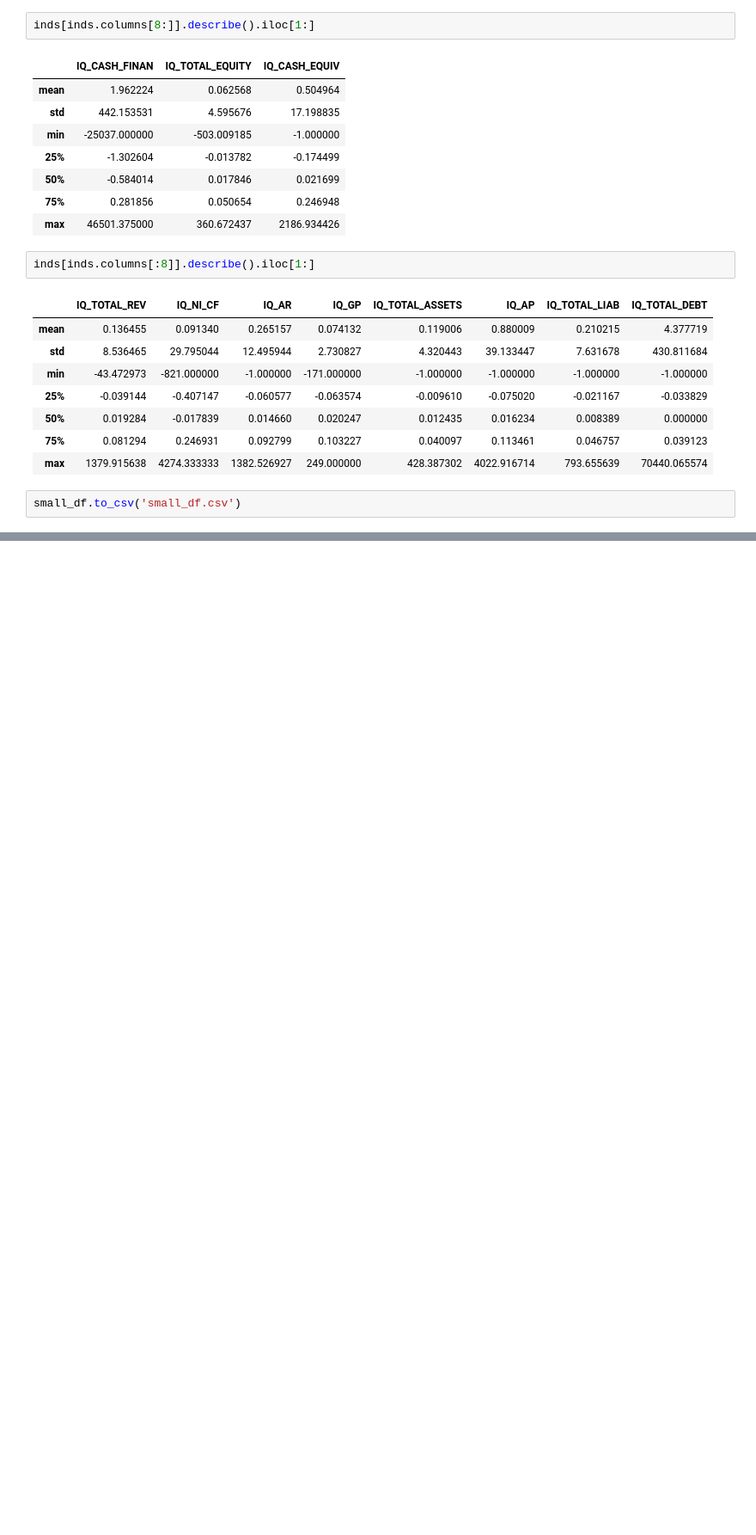
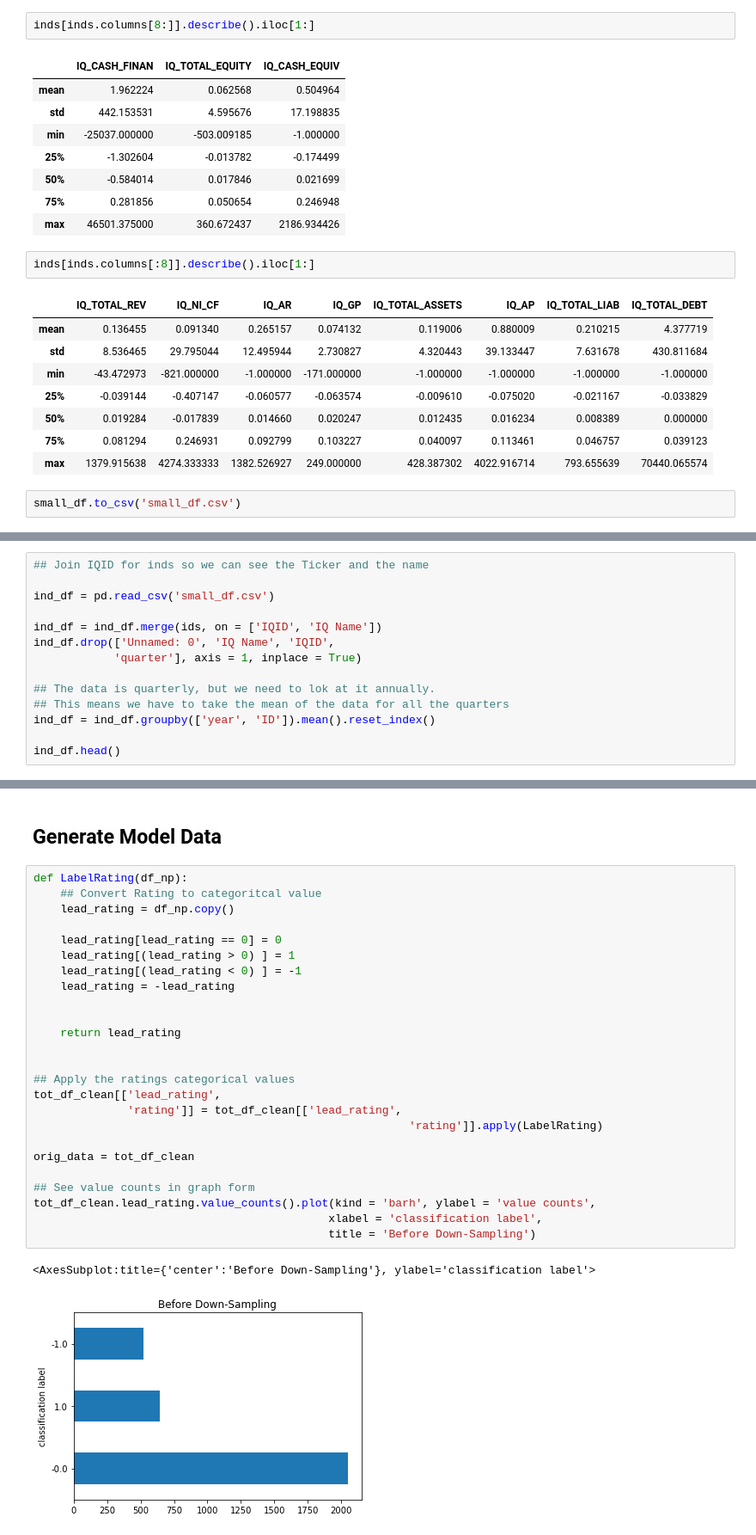
Before and after one commit to yedidv/credit_rating_predictions, a Jupyter notebook: data_exploration.ipynb, the cells around one changed output, grey strips where cells are left out. Shown at 86% size. Drawn from its saved outputs; the diff is of its cells as text; blank space fills up the shorter version.

```diff
--- a/data_exploration.ipynb
+++ b/data_exploration.ipynb
@@ -227,0 +213,14 @@ inds.head()
+# %%
+## Join IQID for inds so we can see the Ticker and the name
+
+ind_df = pd.read_csv('small_df.csv')
+
+ind_df = ind_df.merge(ids, on = ['IQID', 'IQ Name'])
+ind_df.drop(['Unnamed: 0', 'IQ Name', 'IQID',
+            'quarter'], axis = 1, inplace = True)
+
+## The data is quarterly, but we need to lok at it annually.
+## This means we have to take the mean of the data for all the quarters
+ind_df = ind_df.groupby(['year', 'ID']).mean().reset_index()
+
+ind_df.head()
@@ -227,0 +309,30 @@ inds.head()
+# %% [markdown]
+## Generate Model Data
+# %%
+def LabelRating(df_np):
+    ## Convert Rating to categoritcal value
+    lead_rating = df_np.copy()
+
+    lead_rating[lead_rating == 0] = 0
+    lead_rating[(lead_rating > 0) ] = 1
+    lead_rating[(lead_rating < 0) ] = -1
+    lead_rating = -lead_rating
+
+
+    return lead_rating
+
+
+## Apply the ratings categorical values
+tot_df_clean[['lead_rating',
+              'rating']] = tot_df_clean[['lead_rating',
+                                                        'rating']].apply(LabelRating)
+
+orig_data = tot_df_clean
+
+## See value counts in graph form
+tot_df_clean.lead_rating.value_counts().plot(kind = 'barh', ylabel = 'value counts',
+                                            xlabel = 'classification label',
+                                            title = 'Before Down-Sampling')
+# %% [output]
+<AxesSubplot:title={'center':'Before Down-Sampling'}, ylabel='classification label'>
+[figure, added]
```
Also changed, not shown: parts of 30 cells of this notebook, 1 other file.
